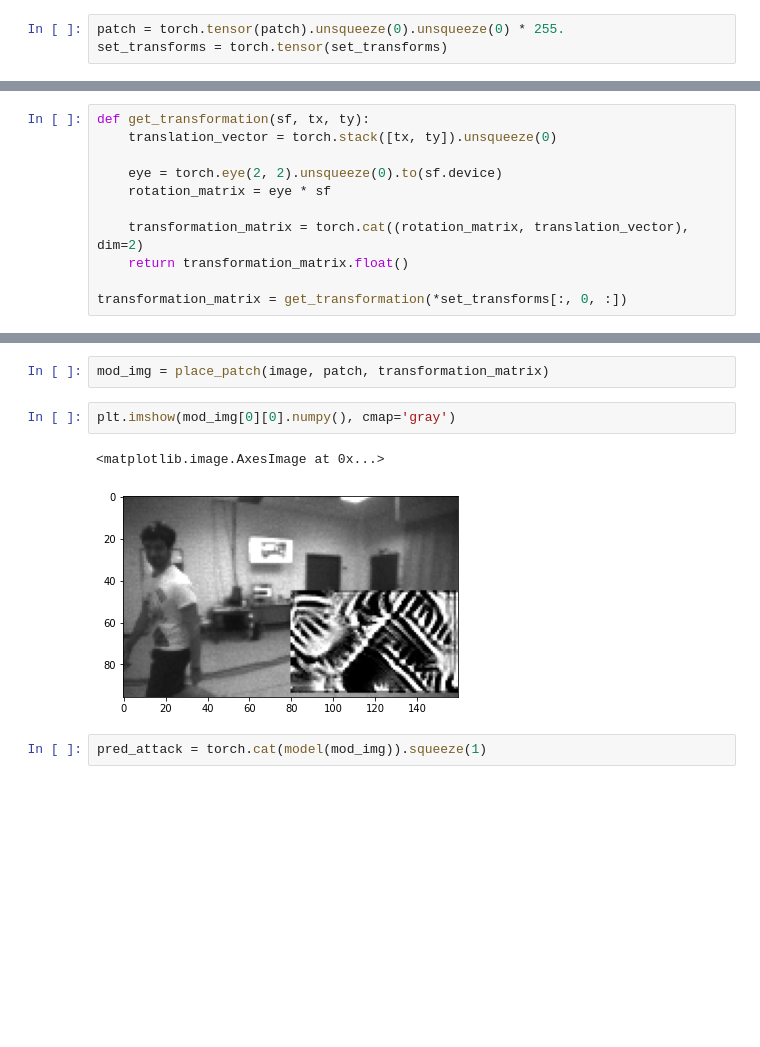
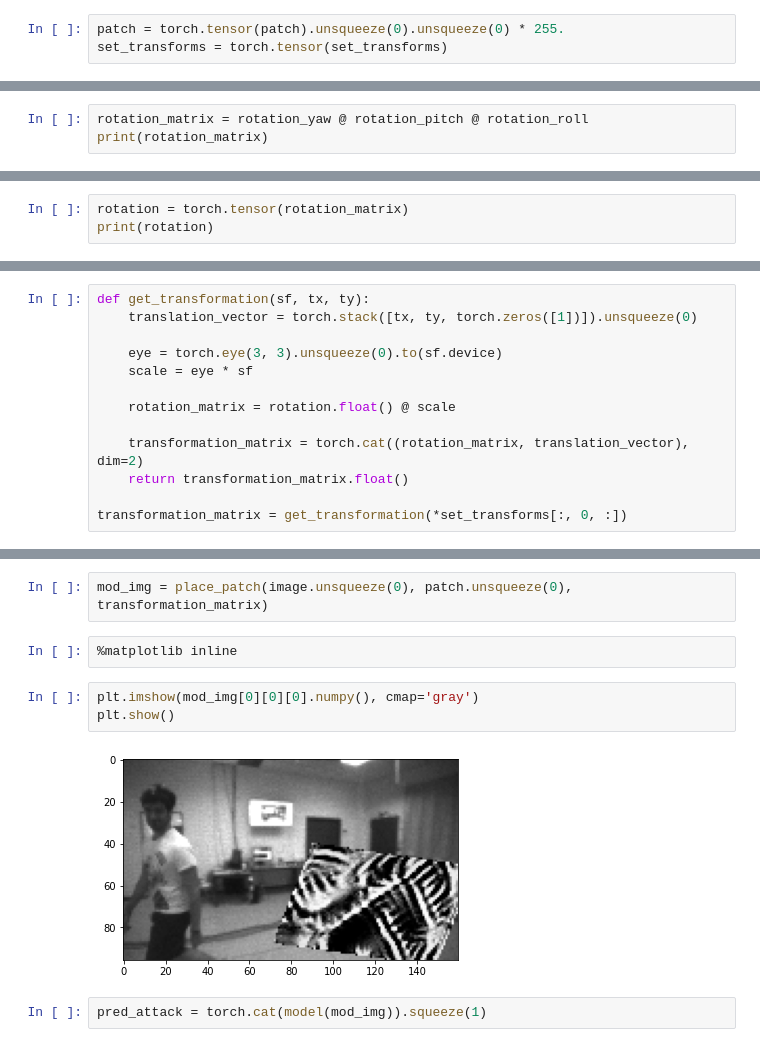
Before and after one commit to natalieh235/flying_adversarial_patch, a Jupyter notebook: quantized_toyground.ipynb, the cells around one changed output, grey strips where cells are left out. Drawn from its saved outputs; the diff is of its cells as text; blank space fills up the shorter version.

```diff
--- a/quantized_toyground.ipynb
+++ b/quantized_toyground.ipynb
@@ -85,0 +103,3 @@ set_transforms = torch.tensor(set_transforms)
+# %%
+rotation_matrix = rotation_yaw @ rotation_pitch @ rotation_roll
+print(rotation_matrix)
@@ -85,0 +110,3 @@ set_transforms = torch.tensor(set_transforms)
+# %%
+rotation = torch.tensor(rotation_matrix)
+print(rotation)
@@ -86,9 +117,11 @@ set_transforms = torch.tensor(set_transforms)
 # %%
 def get_transformation(sf, tx, ty):
-    translation_vector = torch.stack([tx, ty]).unsqueeze(0)
+    translation_vector = torch.stack([tx, ty, torch.zeros([1])]).unsqueeze(0)
 
-    eye = torch.eye(2, 2).unsqueeze(0).to(sf.device)
-    rotation_matrix = eye * sf
+    eye = torch.eye(3, 3).unsqueeze(0).to(sf.device)
+    scale = eye * sf
+
+    rotation_matrix = rotation.float() @ scale
 
     transformation_matrix = torch.cat((rotation_matrix, translation_vector), dim=2)
     return transformation_matrix.float()
@@ -102,10 +136,12 @@ tensor([[[0.5000, 0.0000, 0.5010],
 # %%
-mod_img = place_patch(image, patch, transformation_matrix)
+mod_img = place_patch(image.unsqueeze(0), patch.unsqueeze(0), transformation_matrix)
+# %%
+%matplotlib inline
 # %%
-plt.imshow(mod_img[0][0].numpy(), cmap='gray')
+plt.imshow(mod_img[0][0][0].numpy(), cmap='gray')
+plt.show()
 # %% [output]
-<matplotlib.image.AxesImage at 0x...>
-[figure, old version]
+[figure, new version]
 # %%
 pred_attack = torch.cat(model(mod_img)).squeeze(1)
 # %%
```
Also changed, not shown: parts of 9 cells of this notebook, 1 other file.
